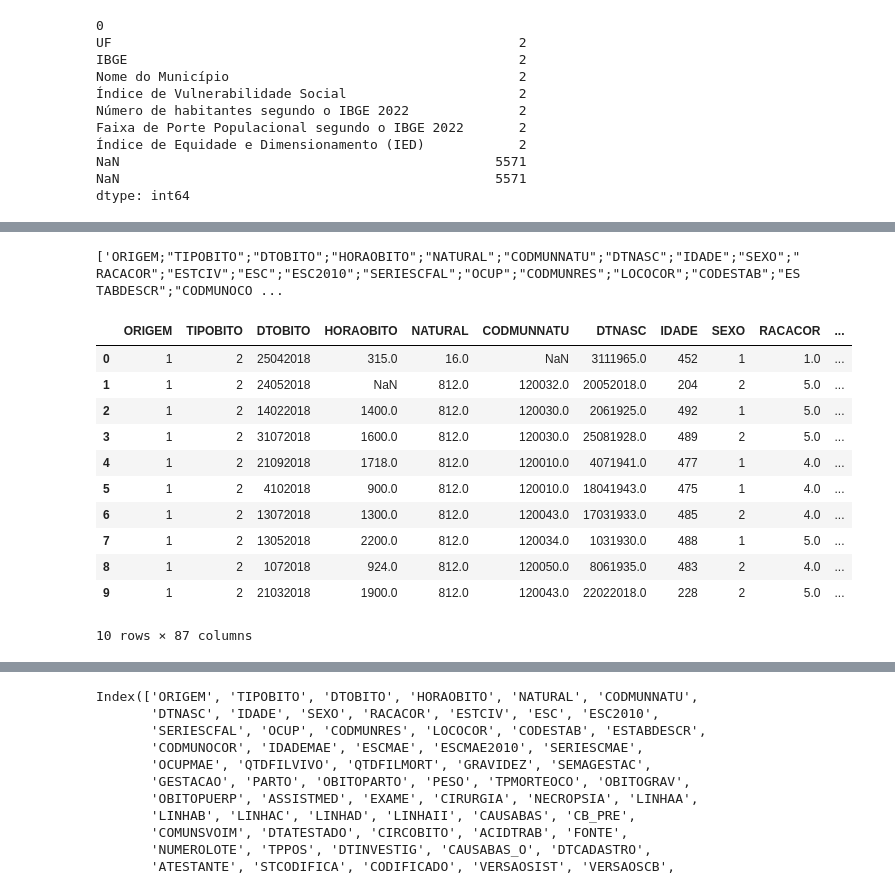
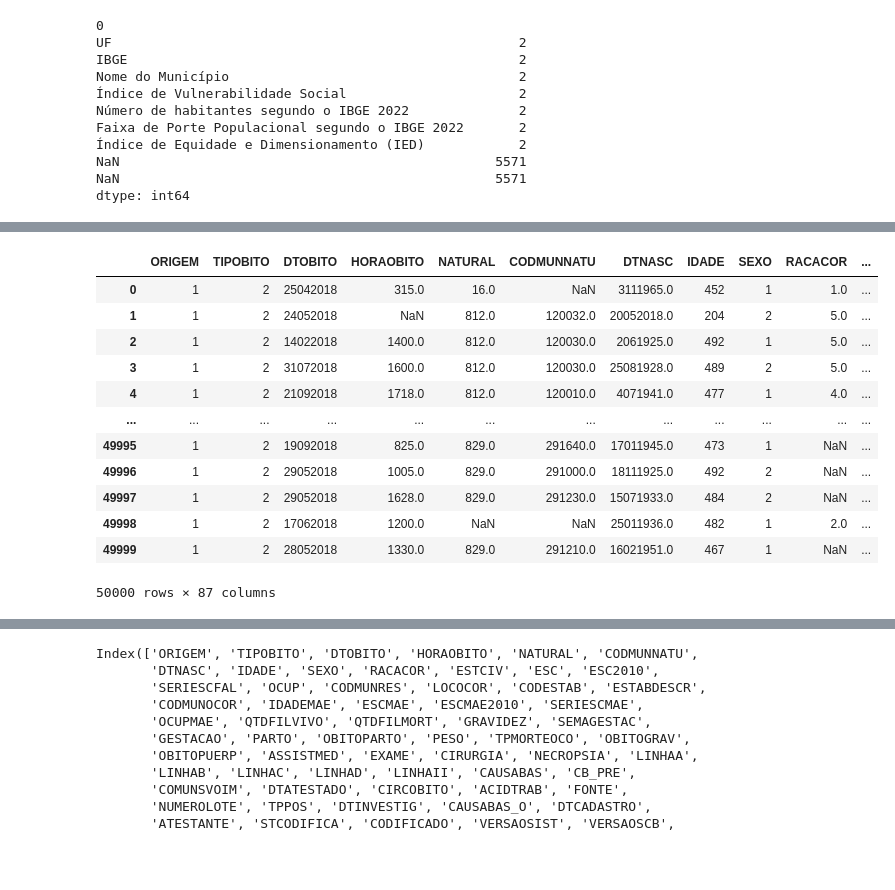
Before and after one commit to Macedosouza2024/Engenharia-de-dados, a Jupyter notebook: Problema_3-checkpoint.ipynb, the cells around one changed output, grey strips where cells are left out. Drawn from its saved outputs; the diff is of its cells as text; code cells hidden in the pictures; blank space fills up the shorter version.

```diff
--- a/Problema_3-checkpoint.ipynb
+++ b/Problema_3-checkpoint.ipynb
@@ -241,4 +228,0 @@ df.head(5)
-# %%
-list(df)
-# %% [output]
-['ORIGEM;"TIPOBITO";"DTOBITO";"HORAOBITO";"NATURAL";"CODMUNNATU";"DTNASC";"IDADE";"SEXO";"RACACOR";"ESTCIV";"ESC";"ESC2010";"SERIESCFAL";"OCUP";"CODMUNRES";"LOCOCOR";"CODESTAB";"ESTABDESCR";"CODMUNOCO ...
@@ -249,17 +229,18 @@ print(f"Total de variáveis: {df.shape[1]}")
 # %%
-df = pd.read_csv('Mortalidade_Geral_2018.csv', sep= ';', nrows=1000)
+df_2018 = pd.read_csv('dados/Mortalidade_Geral_2018.csv', sep= ';', nrows=50000, low_memory=False)
 
-df.head(10)
+display(df_2018)
 # %% [output]
 |  | ORIGEM | TIPOBITO | DTOBITO | HORAOBITO | NATURAL | CODMUNNATU | DTNASC | IDADE | SEXO | RACACOR | ... |
 | 0 | 1 | 2 | 25042018 | 315.0 | 16.0 | NaN | 3111965.0 | 452 | 1 | 1.0 | ... |
 | 1 | 1 | 2 | 24052018 | NaN | 812.0 | 120032.0 | 20052018.0 | 204 | 2 | 5.0 | ... |
 | 2 | 1 | 2 | 14022018 | 1400.0 | 812.0 | 120030.0 | 2061925.0 | 492 | 1 | 5.0 | ... |
 | 3 | 1 | 2 | 31072018 | 1600.0 | 812.0 | 120030.0 | 25081928.0 | 489 | 2 | 5.0 | ... |
 | 4 | 1 | 2 | 21092018 | 1718.0 | 812.0 | 120010.0 | 4071941.0 | 477 | 1 | 4.0 | ... |
-| 5 | 1 | 2 | 4102018 | 900.0 | 812.0 | 120010.0 | 18041943.0 | 475 | 1 | 4.0 | ... |
-| 6 | 1 | 2 | 13072018 | 1300.0 | 812.0 | 120043.0 | 17031933.0 | 485 | 2 | 4.0 | ... |
-| 7 | 1 | 2 | 13052018 | 2200.0 | 812.0 | 120034.0 | 1031930.0 | 488 | 1 | 5.0 | ... |
-| 8 | 1 | 2 | 1072018 | 924.0 | 812.0 | 120050.0 | 8061935.0 | 483 | 2 | 4.0 | ... |
-| 9 | 1 | 2 | 21032018 | 1900.0 | 812.0 | 120043.0 | 22022018.0 | 228 | 2 | 5.0 | ... |
+| ... | ... | ... | ... | ... | ... | ... | ... | ... | ... | ... | ... |
+| 49995 | 1 | 2 | 19092018 | 825.0 | 829.0 | 291640.0 | 17011945.0 | 473 | 1 | NaN | ... |
+| 49996 | 1 | 2 | 29052018 | 1005.0 | 829.0 | 291000.0 | 18111925.0 | 492 | 2 | NaN | ... |
+| 49997 | 1 | 2 | 29052018 | 1628.0 | 829.0 | 291230.0 | 15071933.0 | 484 | 2 | NaN | ... |
+| 49998 | 1 | 2 | 17062018 | 1200.0 | NaN | NaN | 25011936.0 | 482 | 1 | 2.0 | ... |
+| 49999 | 1 | 2 | 28052018 | 1330.0 | 829.0 | 291210.0 | 16021951.0 | 467 | 1 | NaN | ... |
-10 rows × 87 columns
+50000 rows × 87 columns
```
Also changed, not shown: parts of 12 cells of this notebook.
